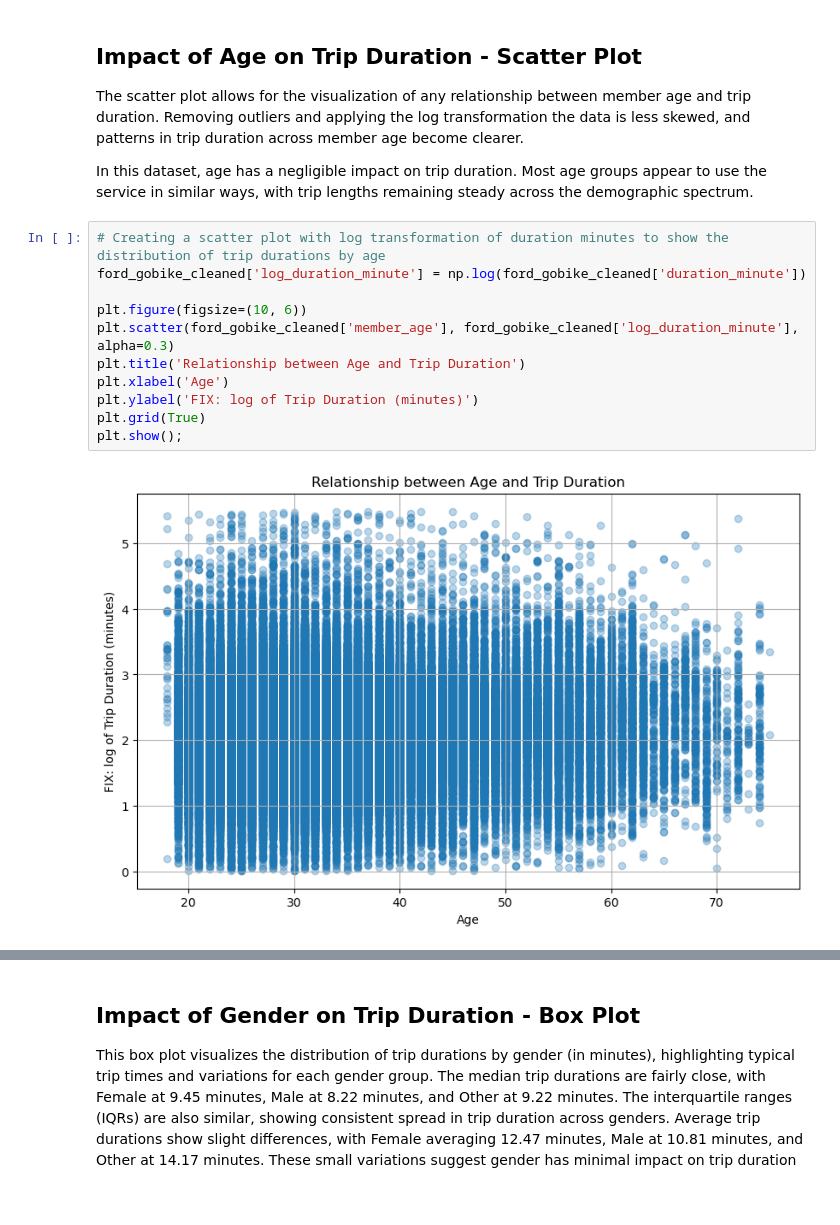
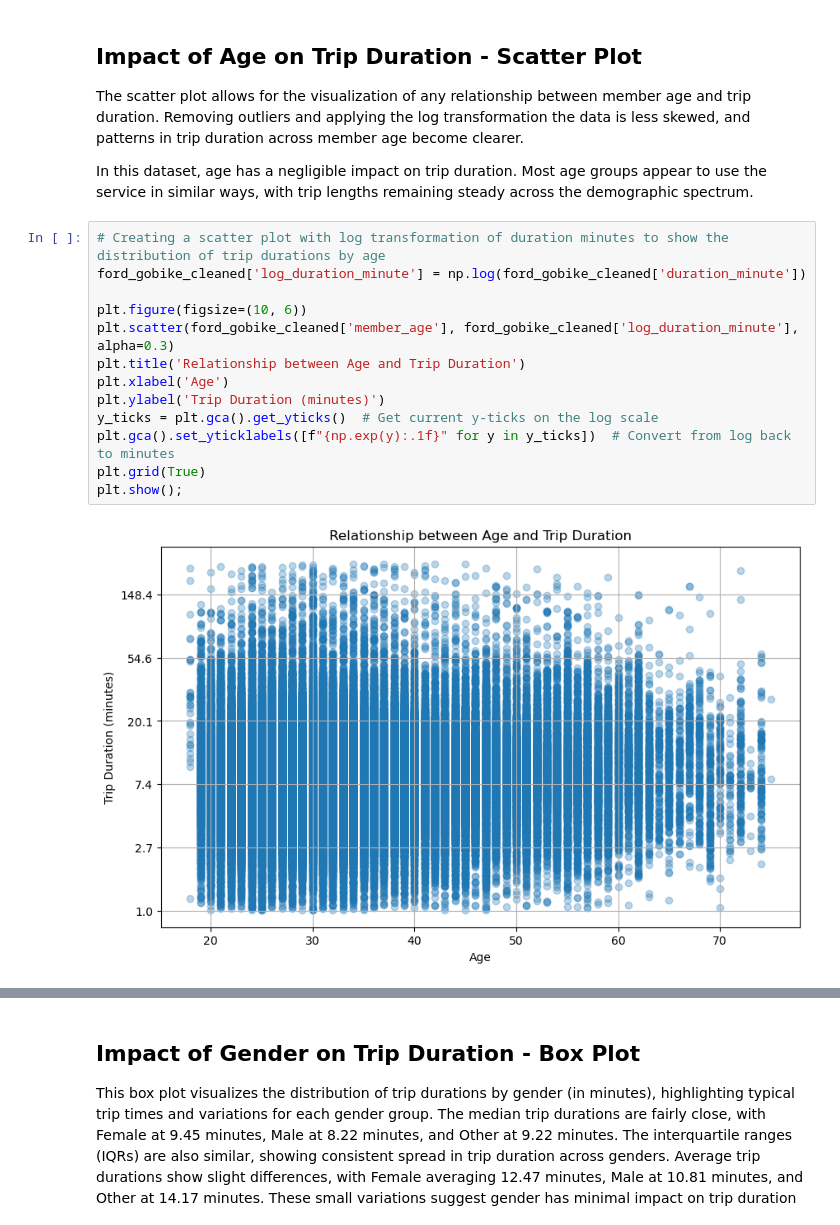
Before and after one commit to kaydee98/DataAnalytics, a Jupyter notebook: DataVisualization/Part_II_FordGoBike_slide_deck.ipynb, the cells around one changed output, grey strips where cells are left out. Cells and saved outputs as stored; diff of their text form; blank space fills up the shorter version.

```diff
--- a/DataVisualization/Part_II_FordGoBike_slide_deck.ipynb
+++ b/DataVisualization/Part_II_FordGoBike_slide_deck.ipynb
@@ -68,13 +67,15 @@ In this dataset, age has a negligible impact on trip duration. Most age groups a
 # %%
 # Creating a scatter plot with log transformation of duration minutes to show the distribution of trip durations by age
 ford_gobike_cleaned['log_duration_minute'] = np.log(ford_gobike_cleaned['duration_minute'])
 
 plt.figure(figsize=(10, 6))
 plt.scatter(ford_gobike_cleaned['member_age'], ford_gobike_cleaned['log_duration_minute'], alpha=0.3)
 plt.title('Relationship between Age and Trip Duration')
 plt.xlabel('Age')
-plt.ylabel('FIX: log of Trip Duration (minutes)')
+plt.ylabel('Trip Duration (minutes)')
+y_ticks = plt.gca().get_yticks()  # Get current y-ticks on the log scale
+plt.gca().set_yticklabels([f"{np.exp(y):.1f}" for y in y_ticks])  # Convert from log back to minutes
 plt.grid(True)
 plt.show();
 # %% [output]
-[figure, old version]
+[figure, new version]
```
Also changed, not shown: parts of 10 cells of this notebook, 2 other files.
